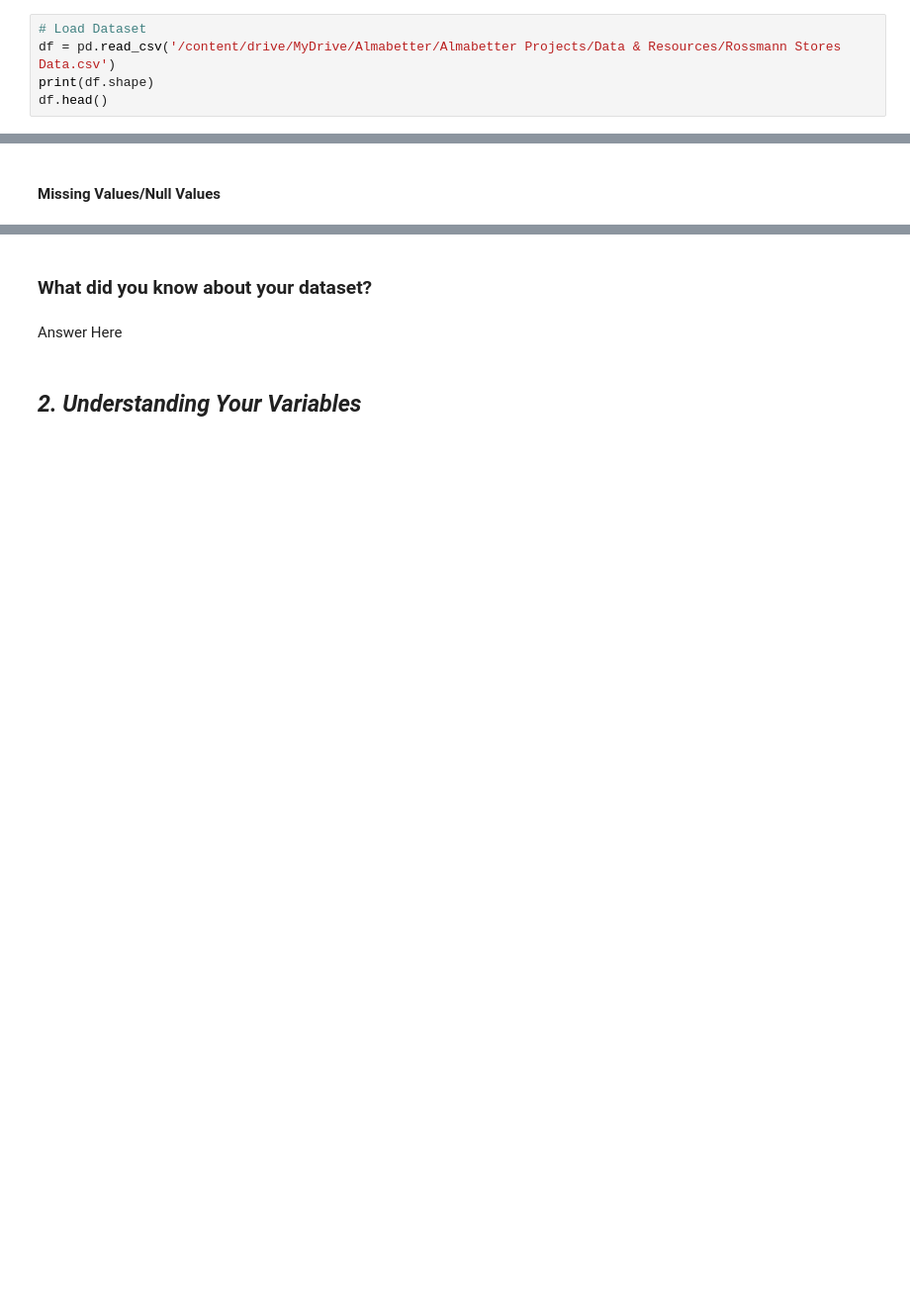
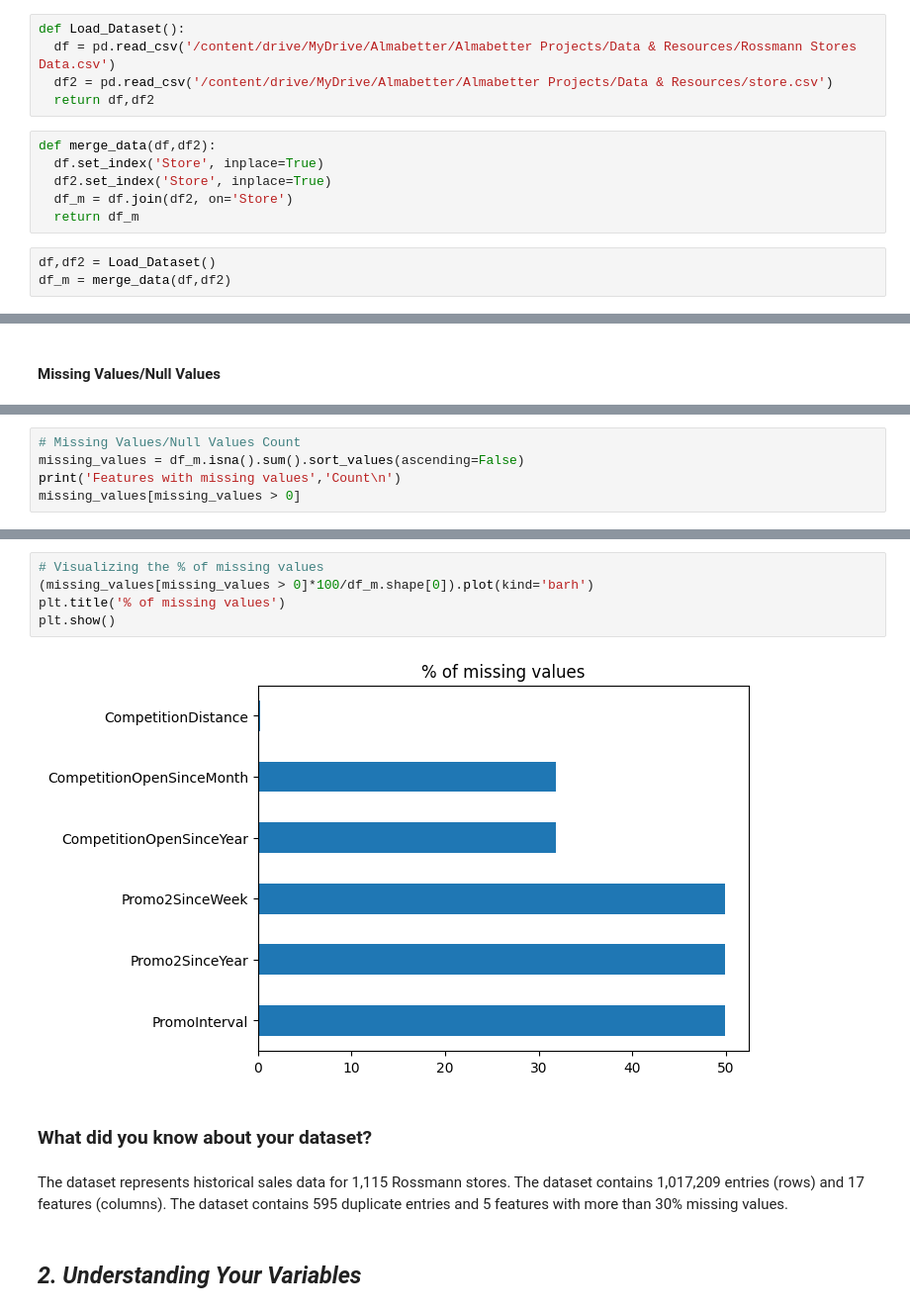
Before and after one commit to pvanand07/Retail-Sales-Prediction-Regression, a Jupyter notebook: Retail_Sales_Prediction_Regression.ipynb, the cells around one changed output, grey strips where cells are left out. Shown at 99% size. Drawn from its saved outputs; the diff is of its cells as text; blank space fills up the shorter version.

Commit message:
feat : Carried out data wrangling

```diff
--- a/Retail_Sales_Prediction_Regression.ipynb
+++ b/Retail_Sales_Prediction_Regression.ipynb
@@ -93,7 +96,16 @@ from sklearn.tree import DecisionTreeClassifier
 # %% [markdown]
 ### Dataset Loading
 # %%
-# Load Dataset
-df = pd.read_csv('/content/drive/MyDrive/Almabetter/Almabetter Projects/Data & Resources/Rossmann Stores Data.csv')
-print(df.shape)
-df.head()
+def Load_Dataset():
+  df = pd.read_csv('/content/drive/MyDrive/Almabetter/Almabetter Projects/Data & Resources/Rossmann Stores Data.csv')
+  df2 = pd.read_csv('/content/drive/MyDrive/Almabetter/Almabetter Projects/Data & Resources/store.csv')
+  return df,df2
+# %%
+def merge_data(df,df2):
+  df.set_index('Store', inplace=True)
+  df2.set_index('Store', inplace=True)
+  df_m = df.join(df2, on='Store')
+  return df_m
+# %%
+df,df2 = Load_Dataset()
+df_m = merge_data(df,df2)
@@ -182,0 +311,5 @@ plt.show()
+# %%
+# Missing Values/Null Values Count
+missing_values = df_m.isna().sum().sort_values(ascending=False)
+print('Features with missing values','Count\n')
+missing_values[missing_values > 0]
@@ -183,7 +325,14 @@ plt.show()
+# %%
+# Visualizing the % of missing values
+(missing_values[missing_values > 0]*100/df_m.shape[0]).plot(kind='barh')
+plt.title('% of missing values')
+plt.show()
+# %% [output]
+[figure, added]
 # %% [markdown]
 ### What did you know about your dataset?
-# %% [markdown]
-Answer Here
+# %% [markdown]
+The dataset represents historical sales data for 1,115 Rossmann stores. The dataset contains 1,017,209 entries (rows) and 17 features (columns). The dataset contains 595 duplicate entries and 5 features with more than 30% missing values.
 # %% [markdown]
 ## ***2. Understanding Your Variables***
 # %%
```
Also changed, not shown: parts of 55 cells of this notebook.
